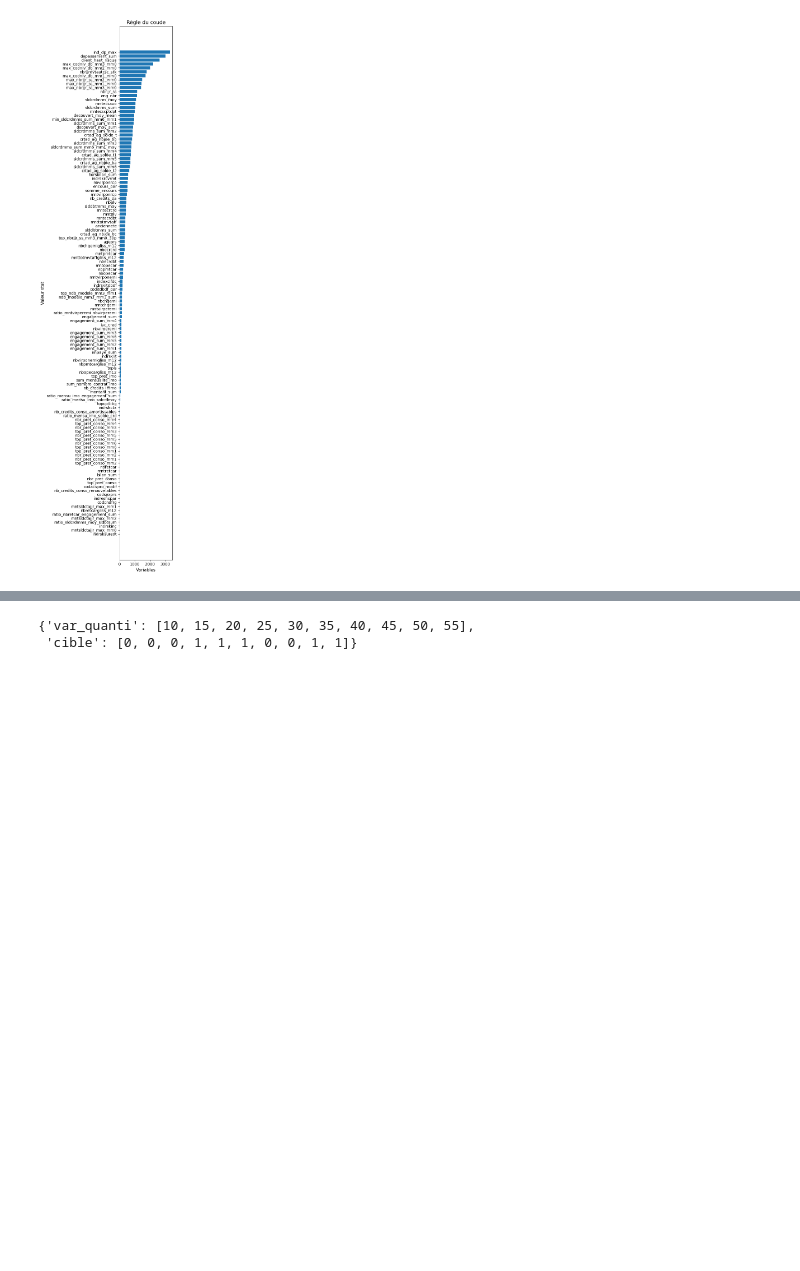
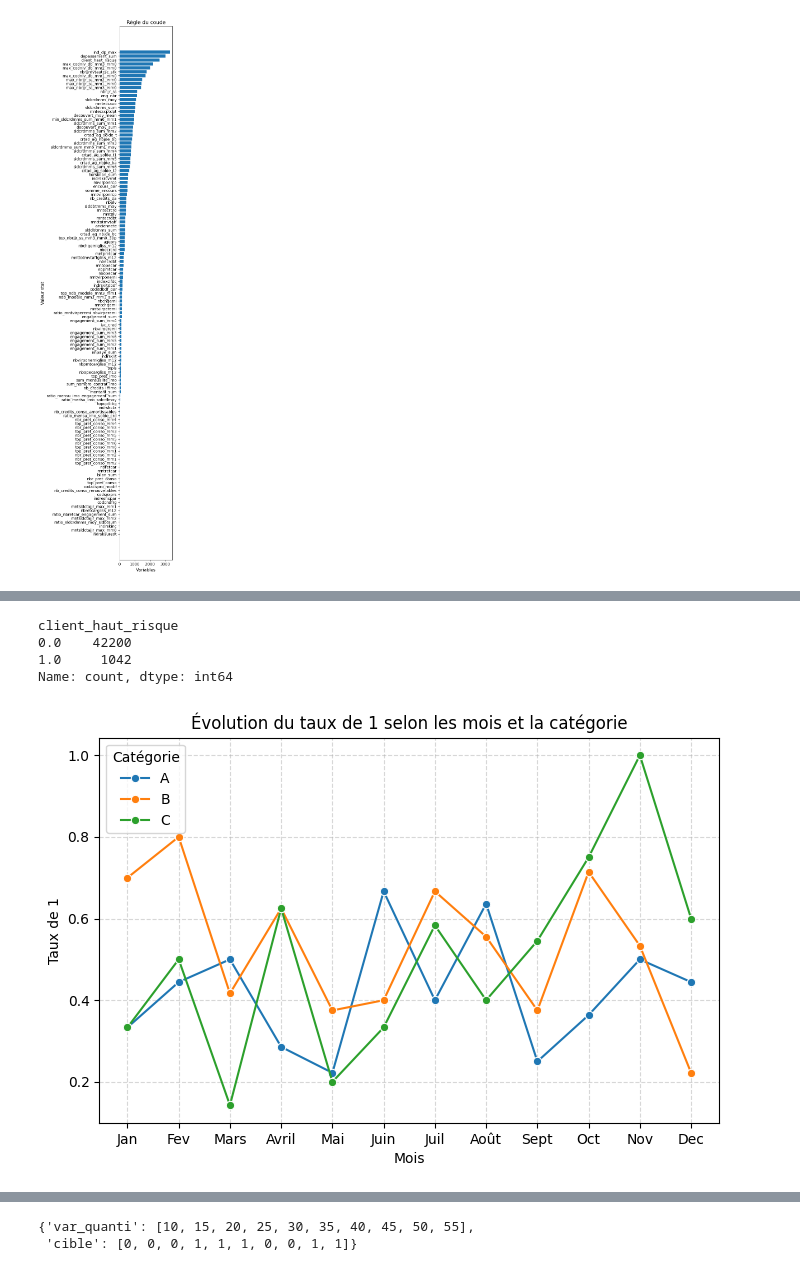
Before and after one commit to DaveMTK20002/PROJET-SCORING-Ikram-Davick, a Jupyter notebook: avancement.ipynb, the cells around one changed output, grey strips where cells are left out. Drawn from its saved outputs; the diff is of its cells as text; code cells hidden in the pictures; blank space fills up the shorter version.

```diff
--- a/avancement.ipynb
+++ b/avancement.ipynb
@@ -458,16 +460,16 @@ liste_triee[0:liste_triee.index(nom_var)+1]
 ##Calculer les performances
 # %%
 ##discretisation avec les arbres
-def discretize_with_tree(df, col, cible, max_depth=10):
+def discretize_with_tree(df, col, cible, max_depth=3):
     # Arbre de décision profondeur 2
-    X=df[col]
+    X=df[[col]]
     y=df[cible]
     tree = DecisionTreeClassifier(max_depth=max_depth)
     tree.fit(X, y)
 
     thresholds = tree.tree_.threshold[tree.tree_.threshold != -2]
     thresholds = np.sort(thresholds)
-    return thresholds, np.digitize(df[col], bins=thresholds)
+    return thresholds, pd.Series(np.digitize(df[col], bins=thresholds), index=df.index)
 
 ##discretisation avec les centiles
 def discretize_with_centiles(data, var, cible, nb_centiles, tolerance=0.02):
@@ -505,3 +507,7 @@ def discretize_with_centiles(data, var, cible, nb_centiles, tolerance=0.02):
 ##discretisation avec WOE
 def discretize_with_WOE(df, col, cible):
     pass
+# %%
+df_train2=df_train.copy()
+for col in variables_pre_finales:
+    _, df_train2[col]=discretize_with_tree(df_train2, col, "cible")
@@ -508,3 +542,10 @@ def discretize_with_WOE(df, col, cible):
+# %%
+df_train["client_haut_risque"].value_counts()
+# %% [output]
+client_haut_risque
+0.0    42200
+1.0     1042
+Name: count, dtype: int64
 # %%
 ## Validation des discretisations
 def verifier_contraintes(df, var_discret, cible, min_pop=0.05, min_diff_cible=0.3):
@@ -534,3 +575,43 @@ def verifier_contraintes(df, var_discret, cible, min_pop=0.05, min_diff_cible=0.
     }
 
     return population_ok and taux_diff_ok, details
+# %%
+def analyze_stability(df, col, cible):
+    taux = (
+    df.groupby(['month', col])[cible]
+    .mean()
+    .reset_index(name='taux_1')
+    )
+
+    ordre_mois  = ['Jan', 'Fev', 'Mars', 'Avril', 'Mai', 'Juin', 'Juil', 'Août', 'Sept', 'Oct', 'Nov', 'Dec']
+    taux['month'] = pd.Categorical(taux['month'], categories=ordre_mois, ordered=True)
+
+    plt.figure(figsize=(8,5))
+    sns.lineplot(
+        data=taux,
+        x='month',
+        y='taux_1',
+        hue='categorie',
+        marker='o'
+    )
+
+    plt.title("Évolution du taux de 1 selon les mois et la catégorie")
+    plt.ylabel("Taux de 1")
+    plt.xlabel("Mois")
+    plt.grid(True, linestyle='--', alpha=0.5)
+    plt.legend(title='Catégorie')
+    plt.show()
+
+np.random.seed(42)
+mois_liste = ['Jan', 'Fev', 'Mars', 'Avril', 'Mai', 'Juin', 'Juil', 'Août', 'Sept', 'Oct', 'Nov', 'Dec']
+categories = ['A', 'B', 'C']
+
+# On génère 300 lignes (12 mois x 3 catégories x ~8 observations)
+df = pd.DataFrame({
+    'month': np.random.choice(mois_liste, size=300, replace=True),
+    'categorie': np.random.choice(categories, size=300, replace=True),
+    'target': np.random.binomial(1, 0.5, size=300)  # valeurs 0 ou 1
+})
+analyze_stability(df, 'categorie', 'target')
+# %% [output]
+[figure, added]
```
Also changed, not shown: parts of 17 cells of this notebook, 1 other file.
